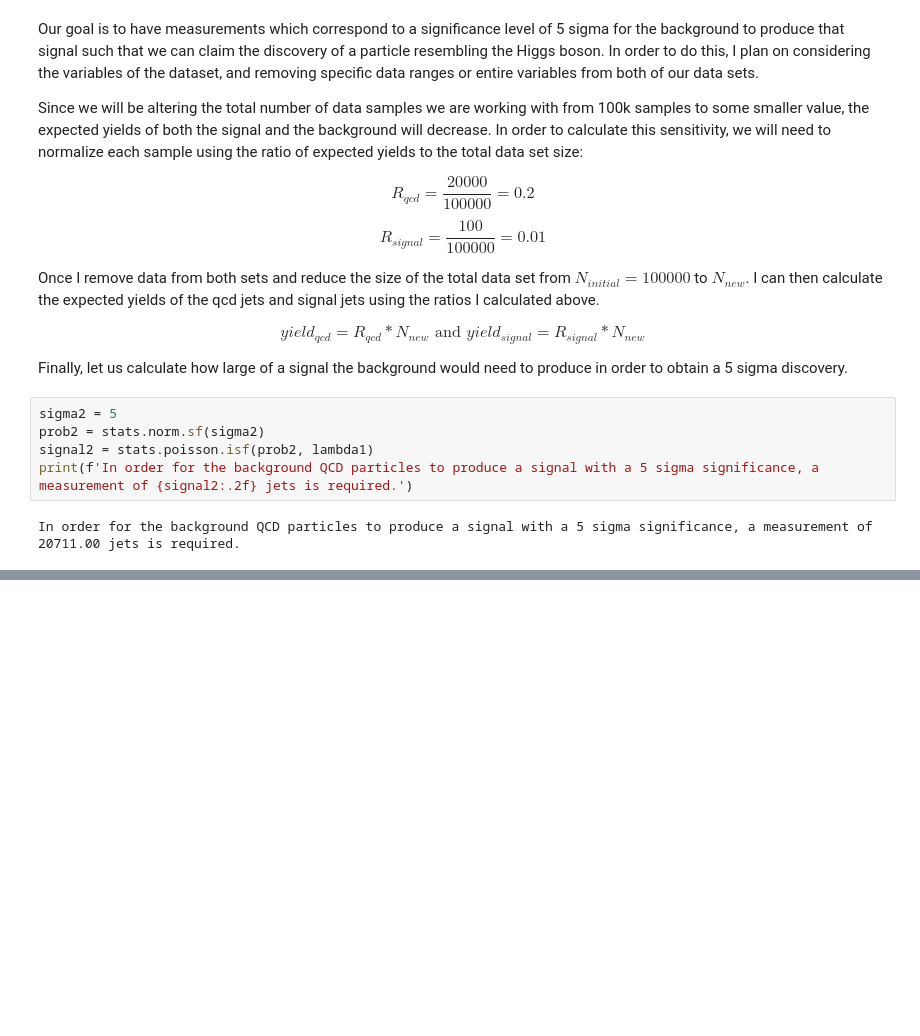
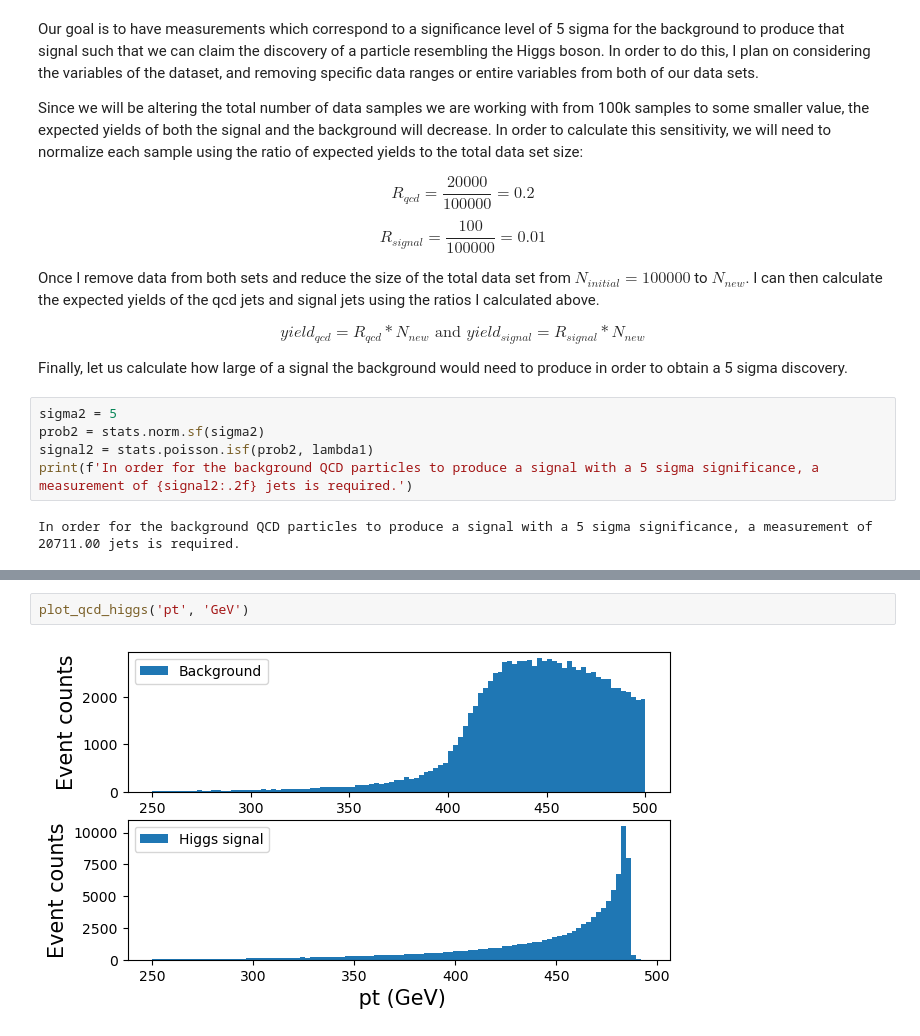
Before and after one commit to jenniv27/phys434, a Jupyter notebook: Labs/Lab5.ipynb, the cells around one changed output, grey strips where cells are left out. Saved outputs shown, nothing was run; the diff lists cells and outputs as text; blank space fills up the shorter version.

```diff
--- a/Labs/Lab5.ipynb
+++ b/Labs/Lab5.ipynb
@@ -317,0 +328,4 @@ In order for the background QCD particles to produce a signal with a 5 sigma sig
+# %%
+plot_qcd_higgs('pt', 'GeV')
+# %% [output]
+[figure, added]
```
Also changed, not shown: parts of 7 cells of this notebook.
